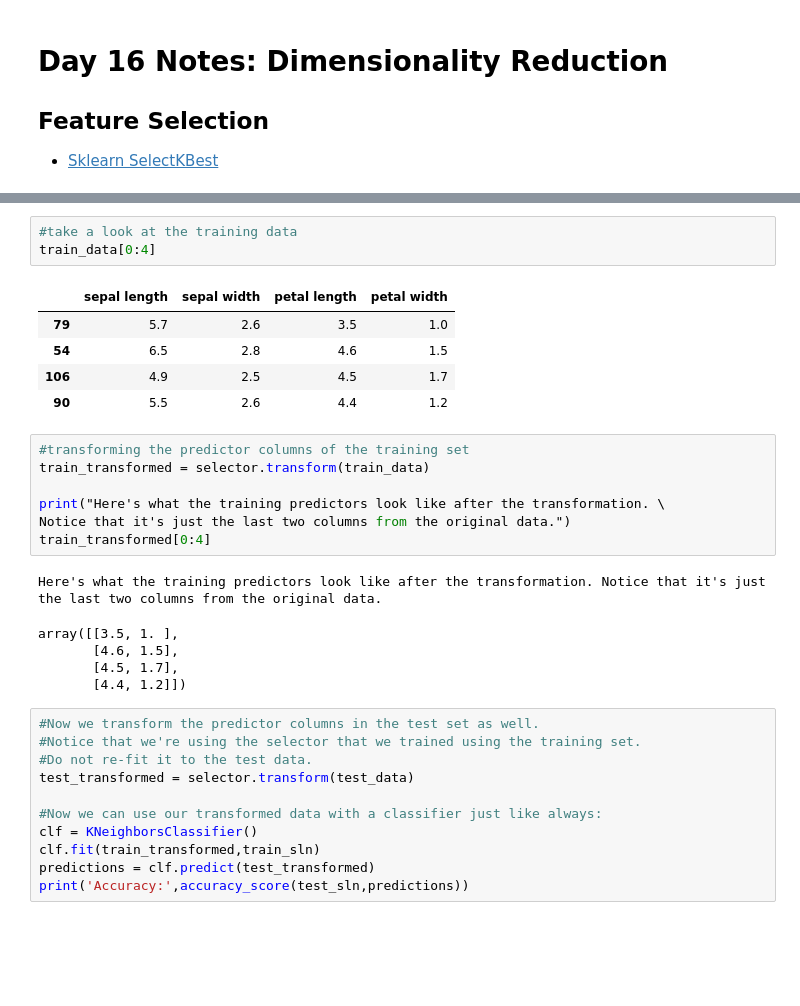
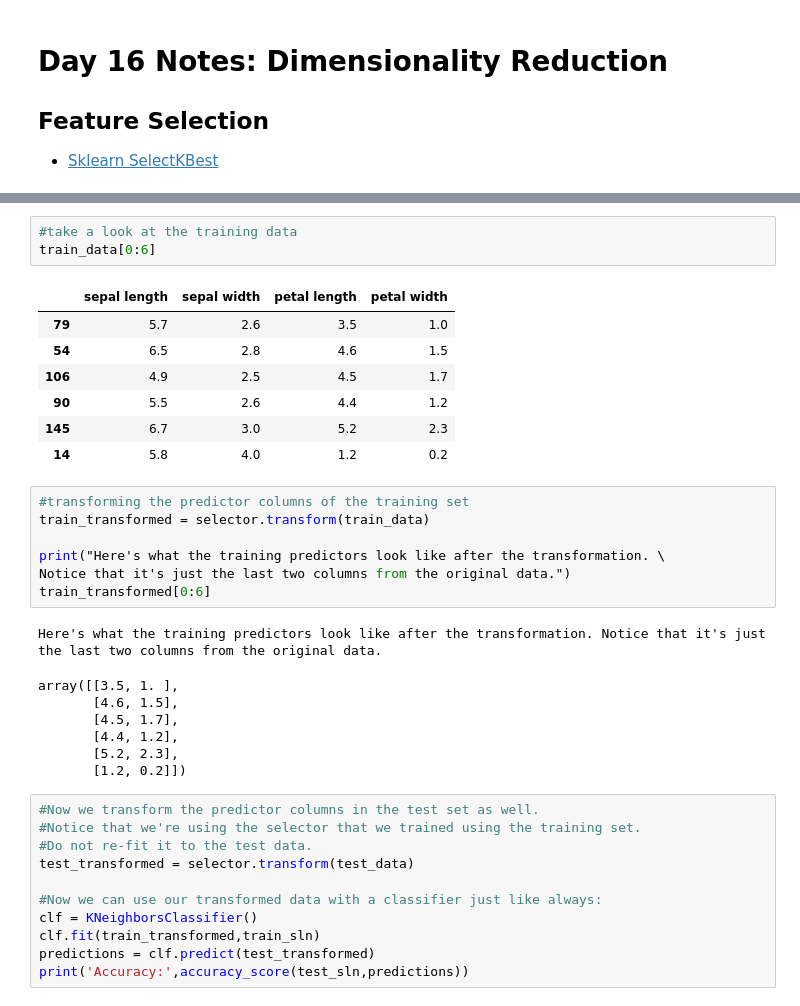
Before and after one commit to urness/CS167Code, a Jupyter notebook: Day16Notes_PCA.ipynb, the cells around one changed output, grey strips where cells are left out. Cells and saved outputs as stored; diff of their text form; blank space fills up the shorter version.

```diff
--- a/Day16Notes_PCA.ipynb
+++ b/Day16Notes_PCA.ipynb
@@ -38,26 +38,30 @@ Here are the scores of each feature:
 ['sepal length', 'sepal width', 'petal length', 'petal width']
 # %%
 #take a look at the training data
-train_data[0:4]
+train_data[0:6]
 # %% [output]
 |  | sepal length | sepal width | petal length | petal width |
 | 79 | 5.7 | 2.6 | 3.5 | 1.0 |
 | 54 | 6.5 | 2.8 | 4.6 | 1.5 |
 | 106 | 4.9 | 2.5 | 4.5 | 1.7 |
 | 90 | 5.5 | 2.6 | 4.4 | 1.2 |
+| 145 | 6.7 | 3.0 | 5.2 | 2.3 |
+| 14 | 5.8 | 4.0 | 1.2 | 0.2 |
 # %%
 #transforming the predictor columns of the training set
 train_transformed = selector.transform(train_data)
 
 print("Here's what the training predictors look like after the transformation. \
 Notice that it's just the last two columns from the original data.")
-train_transformed[0:4]
+train_transformed[0:6]
 # %% [output]
 Here's what the training predictors look like after the transformation. Notice that it's just the last two columns from the original data.
 array([[3.5, 1. ],
        [4.6, 1.5],
        [4.5, 1.7],
-       [4.4, 1.2]])
+       [4.4, 1.2],
+       [5.2, 2.3],
+       [1.2, 0.2]])
 # %%
 #Now we transform the predictor columns in the test set as well.
 #Notice that we're using the selector that we trained using the training set.
```
Also changed, not shown: parts of 4 cells of this notebook.
